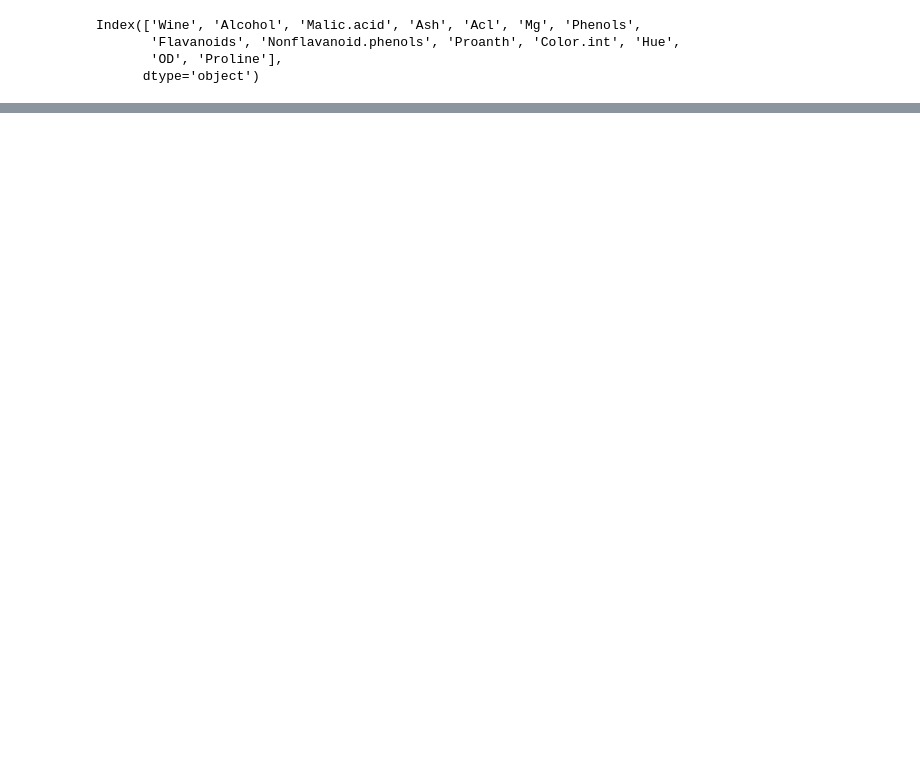
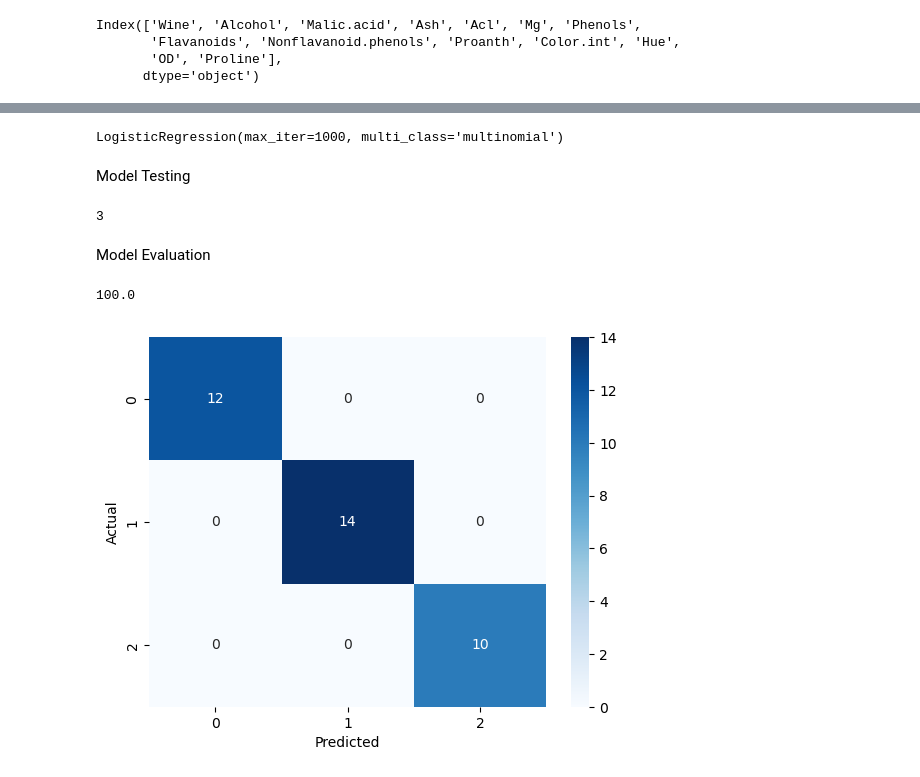
Before and after one commit to dev-sharma-ui/Machine-Learning-Projects-Repo, a Jupyter notebook: Basic Projects/WINE CLASSIFICATION/index.ipynb, the cells around one changed output, grey strips where cells are left out. Cells and saved outputs as stored; diff of their text form; code cells hidden in the pictures; blank space fills up the shorter version.

```diff
--- a/Basic Projects/WINE CLASSIFICATION/index.ipynb
+++ b/Basic Projects/WINE CLASSIFICATION/index.ipynb
@@ -81,0 +130,5 @@ Index(['Wine', 'Alcohol', 'Malic.acid', 'Ash', 'Acl', 'Mg', 'Phenols',
+# %%
+scaler = StandardScaler()
+
+x_train_scaled = scaler.fit_transform(x_train)
+x_test_scaled = scaler.transform(x_test)
@@ -81,0 +137,27 @@ Index(['Wine', 'Alcohol', 'Malic.acid', 'Ash', 'Acl', 'Mg', 'Phenols',
+# %%
+model = LogisticRegression(multi_class='multinomial', solver='lbfgs', max_iter=1000)
+model.fit(x_train_scaled, y_train)
+# %% [output]
+LogisticRegression(max_iter=1000, multi_class='multinomial')
+# %% [markdown]
+Model Testing
+# %%
+y_pred = model.predict(x_test_scaled)
+y_pred[0]
+# %% [output]
+3
+# %% [markdown]
+Model Evaluation
+# %%
+acc = accuracy_score(y_test,y_pred) * 100
+acc
+# %% [output]
+100.0
+# %%
+cm = confusion_matrix(y_test, y_pred)
+sns.heatmap(cm, cmap='Blues', annot=True, fmt='d')
+plt.xlabel('Predicted')
+plt.ylabel('Actual')
+plt.show()
+# %% [output]
+[figure, added]
```
Also changed, not shown: parts of 13 cells of this notebook, 1 other file.
